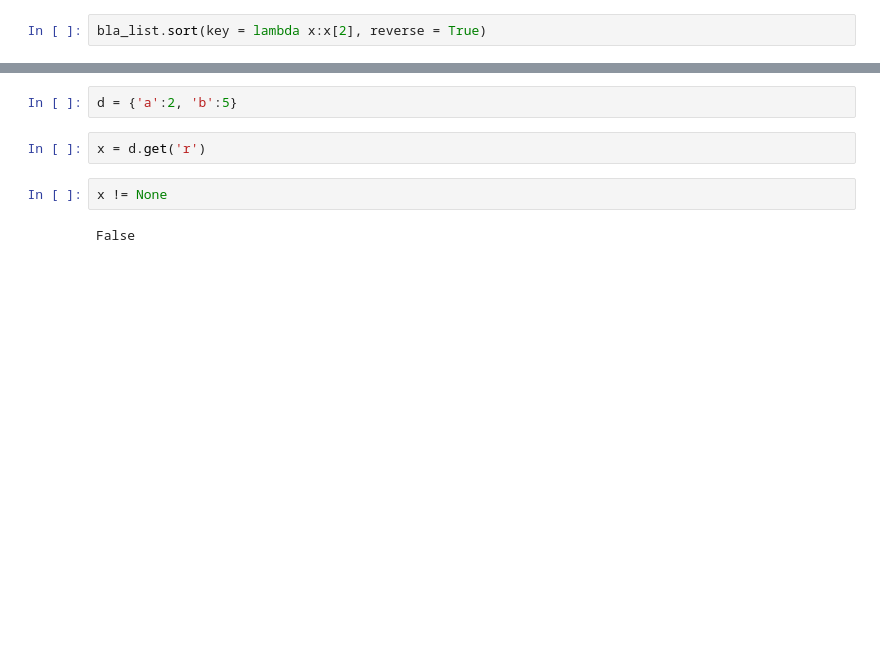
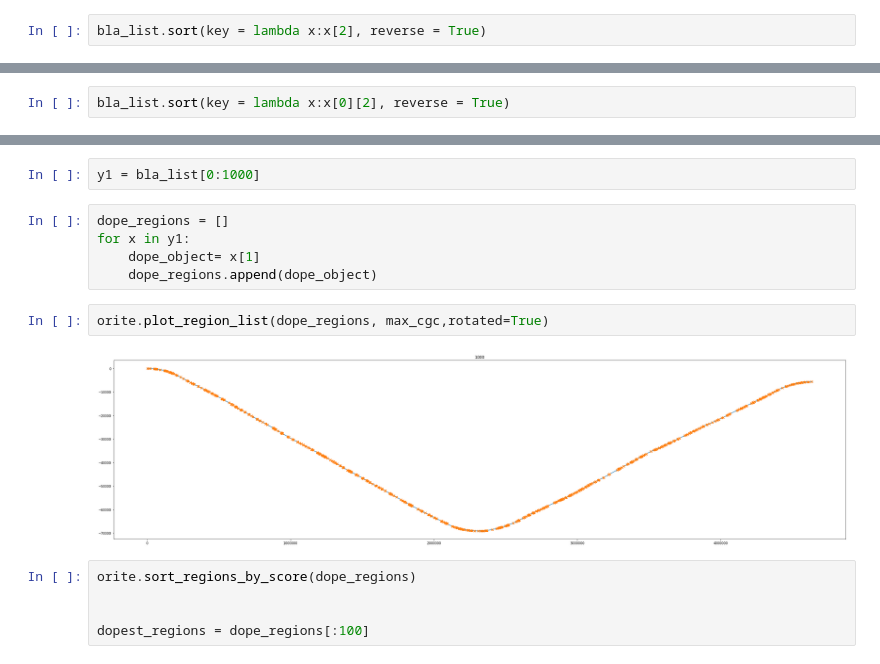
Before and after one commit to MohammedAlJaff/orite, a Jupyter notebook: density_max_combo.ipynb, the cells around one changed output, grey strips where cells are left out. Saved outputs shown, nothing was run; the diff lists cells and outputs as text; blank space fills up the shorter version.

```diff
--- a/density_max_combo.ipynb
+++ b/density_max_combo.ipynb
@@ -115,3 +135,5 @@ bla_list.sort(key = lambda x:x[2], reverse = True)
+# %%
+bla_list.sort(key = lambda x:x[0][2], reverse = True)
 # %%
 bla_list
 # %% [output]
@@ -146,8 +157,16 @@ x7[5].kmer_info
-# %%
-d = {'a':2, 'b':5}
-# %%
-x = d.get('r')
-# %%
-x != None
-# %% [output]
-False
+# %%
+y1 = bla_list[0:1000]
+# %%
+dope_regions = []
+for x in y1:
+    dope_object= x[1]
+    dope_regions.append(dope_object)
+# %%
+orite.plot_region_list(dope_regions, max_cgc,rotated=True)
+# %% [output]
+[figure, added]
+# %%
+orite.sort_regions_by_score(dope_regions)
+
+
+dopest_regions = dope_regions[:100]
```
Also changed, not shown: parts of 20 cells of this notebook, 1 other file.
